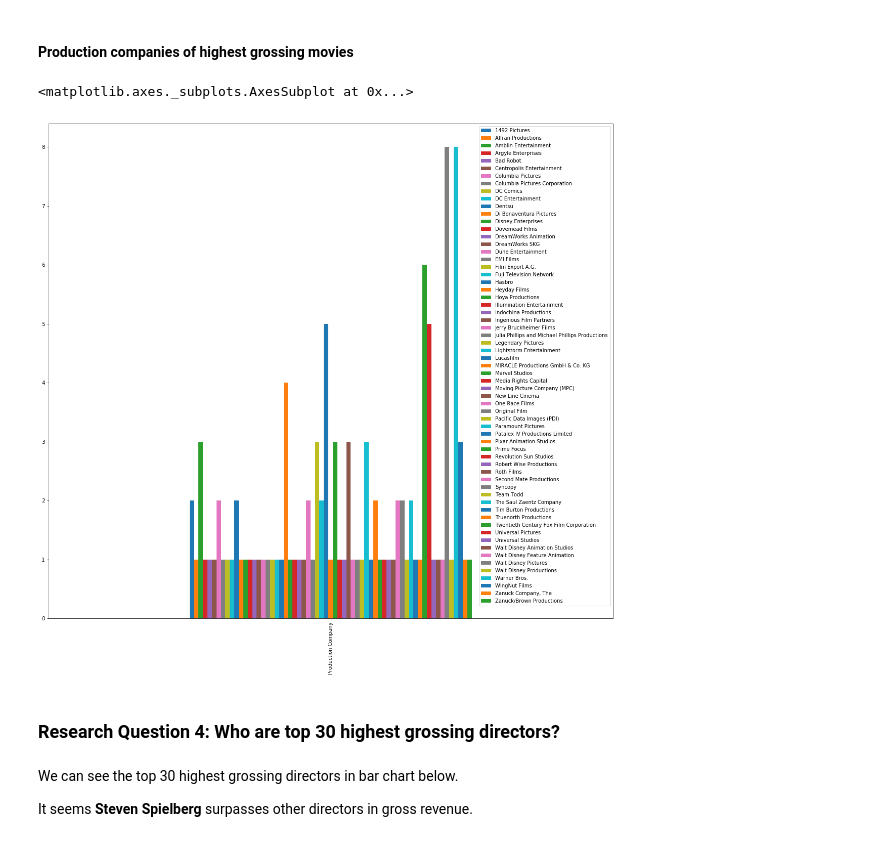
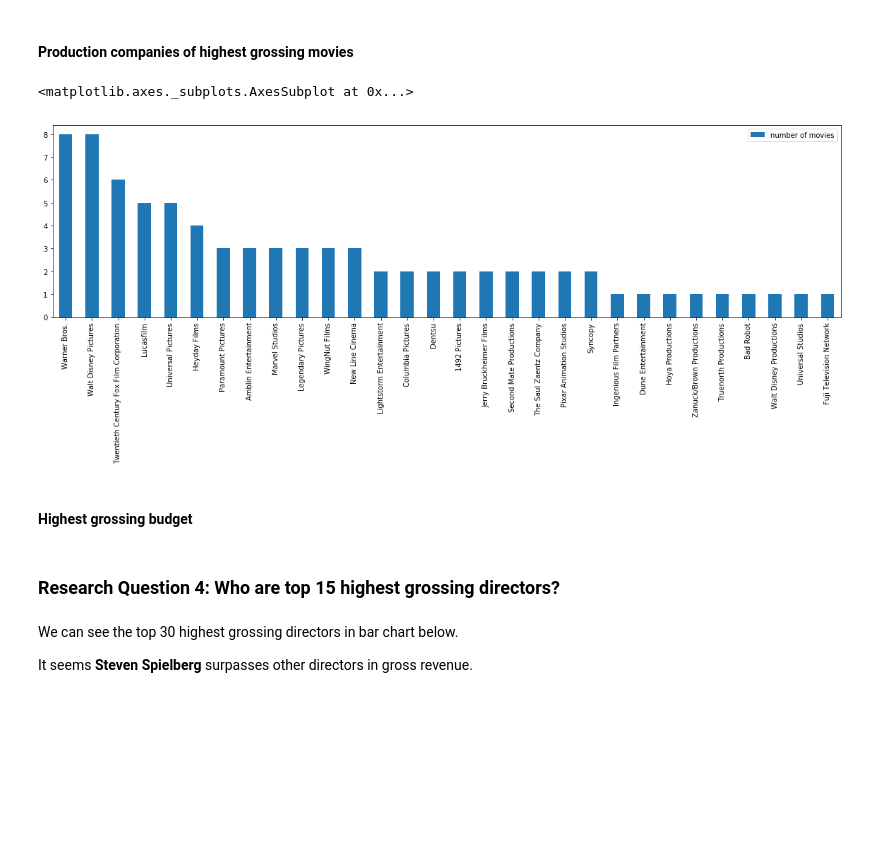
Before and after one commit to vikashvverma/machine-learning, a Jupyter notebook: mlfoundation/istat/project/investigate-a-dataset-template.ipynb, the cells around one changed output. Saved outputs shown, nothing was run; the diff lists cells and outputs as text; code cells hidden in the pictures; blank space fills up the shorter version.

```diff
--- a/mlfoundation/istat/project/investigate-a-dataset-template.ipynb
+++ b/mlfoundation/istat/project/investigate-a-dataset-template.ipynb
@@ -224,4 +236,16 @@ highest_grossing_movies.vote_average.hist()
 [figure]
 # %% [markdown]
 #### Directors of highest grossing movies
+# %%
+def list_to_dict(data, label):
+    """
+        This function creates returns statistics and indices for a data frame
+        from a list having label and value.
+    """
+    statistics = {label: []}
+    index = []
+    for item in data:
+        statistics[label].append(item[1])
+        index.append(item[0])
+    return statistics, index
 # %%
@@ -242,12 +273,18 @@ pd.DataFrame(high_grossing_cast, index=['Cast']).plot(kind='bar', figsize=(20, 1
 #### Production companies of highest grossing movies
 # %%
 high_grossing_prod_comps = count_frequency(highest_grossing_movies.production_companies)
-pd.DataFrame(high_grossing_prod_comps, index=['Production Company']).plot(kind='bar', figsize=(20, 18))
+
+revenues, index = list_to_dict(sorted(high_grossing_prod_comps.items(), key=operator.itemgetter(1), reverse=True)[:30]\
+                                 , 'number of movies')
+
+pd.DataFrame(revenues, index=index).plot(kind='bar', figsize=(20, 5))
 # %% [output]
 <matplotlib.axes._subplots.AxesSubplot at 0x...>
-[figure, old version]
+[figure, new version]
+# %% [markdown]
+#### Highest grossing budget
 # %% [markdown]
-### Research Question 4: Who are top 30 highest grossing directors?
+### Research Question 4: Who are top 15 highest grossing directors?
 # %% [markdown]
 We can see the top 30 highest grossing directors in bar chart below.
 
```
Also changed, not shown: parts of 10 cells of this notebook, 2 other files.
